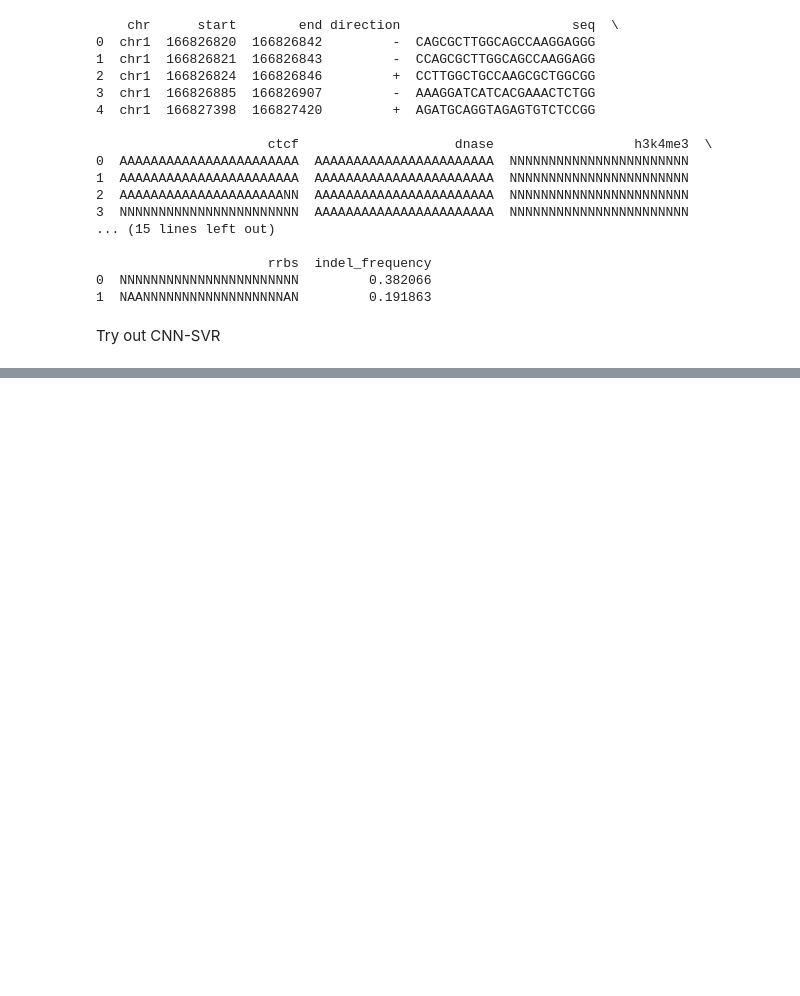
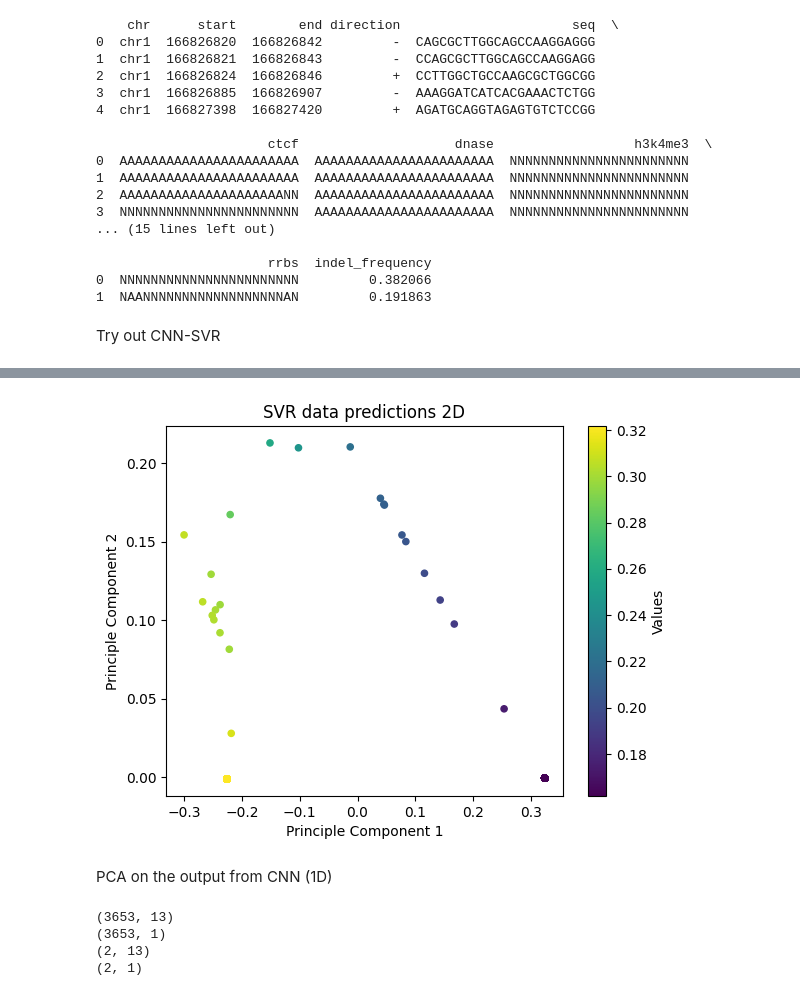
Before and after one commit to RobinsooooonLyu/CSCI2952G-group-project, a Jupyter notebook: google-colab-notebooks/CNN-SVR.ipynb, the cells around one changed output, grey strips where cells are left out. Drawn from its saved outputs; the diff is of its cells as text; code cells hidden in the pictures; blank space fills up the shorter version.

```diff
--- a/google-colab-notebooks/CNN-SVR.ipynb
+++ b/google-colab-notebooks/CNN-SVR.ipynb
@@ -242,7 +239,7 @@ model = build_model()
 model.load_weights(weight_path, by_name = True)
 
 # Load training and testing data
-print("Loading test data")
+print("Loading training and testing data")
 seq_train, seq_test, epi_train, epi_test, y_train, y_test = load_data(train_data_path, test_data_path)
 
 # Training and testing data shape
@@ -255,12 +252,19 @@ print("testing epigenetic data shape: " + str(epi_test.shape))
 print("Predicting on training and testing data")
 x_train = model.predict([seq_train, epi_train])
 x_test = model.predict([seq_test, epi_test])
+
+print("output (training) shape: " + str(x_train.shape))
+print("output (testing) shape: " + str(x_test.shape))
+
 x_train, x_test = np.array(x_train), np.array(x_test)
 
-# Select important features from initial CNN features
+# Select important features from outputs of the CNN model
 selected_cnn_fea_cols = [17, 26, 9, 19, 30, 6, 12, 39, 36, 21, 22, 3, 25]
 x_train = x_train[:, selected_cnn_fea_cols]
 x_test = x_test[:, selected_cnn_fea_cols]
+
+print("training data shape: " + str(x_train.shape))
+print("testing data shape: " + str(x_test.shape))
 
 y_train = np.array(y_train).ravel()
 y_test = np.array(y_test).ravel()
@@ -269,6 +273,9 @@ y_test = np.array(y_test).ravel()
 clf = SVR(kernel="rbf", gamma=0.12, C=1.7, epsilon=0.11, verbose=1)
 # Fit the SVR model according to the given training data
 clf.fit(x_train, y_train)
+
+# Perform regression on samples in x_train
+y_pred_train = clf.predict(x_train)
 # Perform regression on samples in x_test
 y_pred = clf.predict(x_test)
 
@@ -369,0 +475,36 @@ tf.Tensor(
+# %%
+x1 = compressed_train[:,0]
+x2 = compressed_train[:,1]
+
+# Create a scatter plot with colors based on values
+plt.scatter(x1, x2, c=y_pred_train, cmap='viridis', marker='o', s=20)
+
+# Add a colorbar for reference
+plt.colorbar(label='Values')
+
+# Set labels and title
+plt.xlabel('Principle Component 1')
+plt.ylabel('Principle Component 2')
+plt.title('SVR data predictions 2D')
+
+# Show the plot
+plt.show()
+# %% [output]
+[figure, added]
+# %% [markdown]
+PCA on the output from CNN (1D)
+# %%
+pca_1 = PCA(n_components=1)
+
+print(x_train.shape)
+compressed_train_1d = pca_1.fit_transform(x_train)
+print(compressed_train_1d.shape)
+
+print(x_test.shape)
+compressed_test_1d = pca_1.fit_transform(x_test)
+print(compressed_test_1d.shape)
+# %% [output]
+(3653, 13)
+(3653, 1)
+(2, 13)
+(2, 1)
```
Also changed, not shown: parts of 29 cells of this notebook, 8 other files.
